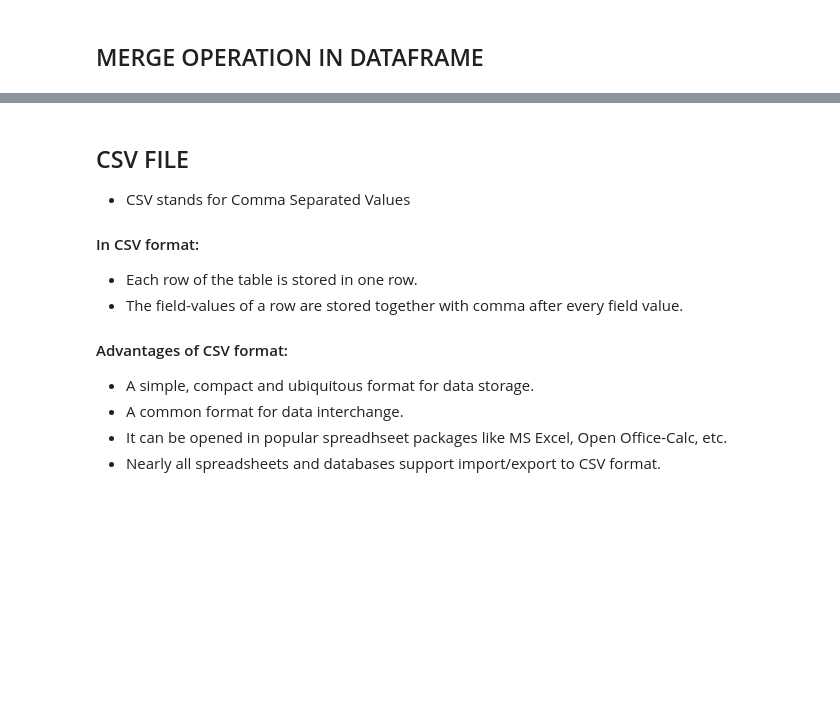
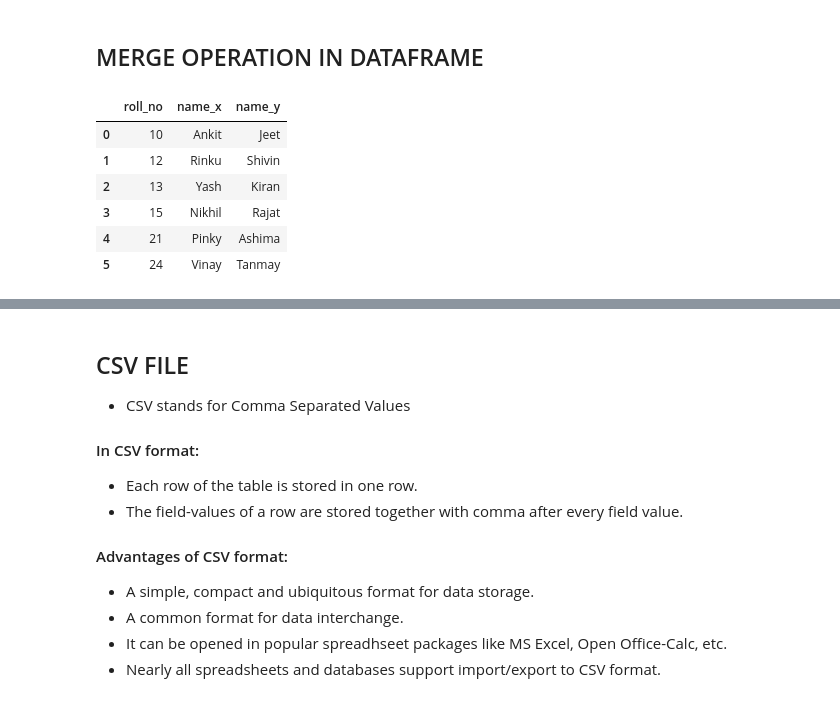
Before and after one commit to dr460ngeek/INFORMATION_PRACTICES_12, a Jupyter notebook: DAY 02 - (PART 1).ipynb, the cells around one changed output, grey strips where cells are left out. Drawn from its saved outputs; the diff is of its cells as text; code cells hidden in the pictures; blank space fills up the shorter version.

```diff
--- a/DAY 02 - (PART 1).ipynb
+++ b/DAY 02 - (PART 1).ipynb
@@ -1146,2 +1205,30 @@ dtype: object
 # %% [markdown]
 ## MERGE OPERATION IN DATAFRAME
+# %%
+import pandas as pd
+
+d1 = {'roll_no': [10,11,12,13,14,15],
+     'name': ['Ankit', 'Pihu', 'Rinku', 'Yash', 'Vijay', 'Nikhil']}
+
+d2 = {'roll_no': [20,21,22,23,24,25],
+     'name': ['Shaurya', 'Pinky', 'Anubhav', 'Khusi', 'Vinay', 'Neetu']}
+
+d3 = {'roll_no': [10,21,12,13,24,15],
+     'name': ['Jeet', 'Ashima', 'Shivin', 'Kiran', 'Tanmay', 'Rajat']}
+
+
+df1 = pd.DataFrame(d1)
+df2 = pd.DataFrame(d2)
+df3 = pd.concat([df1, df2])
+
+df4 = pd.DataFrame(d3)
+df5 = pd.merge(df3, df4, on = 'roll_no')
+df5
+# %% [output]
+|  | roll_no | name_x | name_y |
+| 0 | 10 | Ankit | Jeet |
+| 1 | 12 | Rinku | Shivin |
+| 2 | 13 | Yash | Kiran |
+| 3 | 15 | Nikhil | Rajat |
+| 4 | 21 | Pinky | Ashima |
+| 5 | 24 | Vinay | Tanmay |
```
Also changed, not shown: parts of 5 cells of this notebook.
